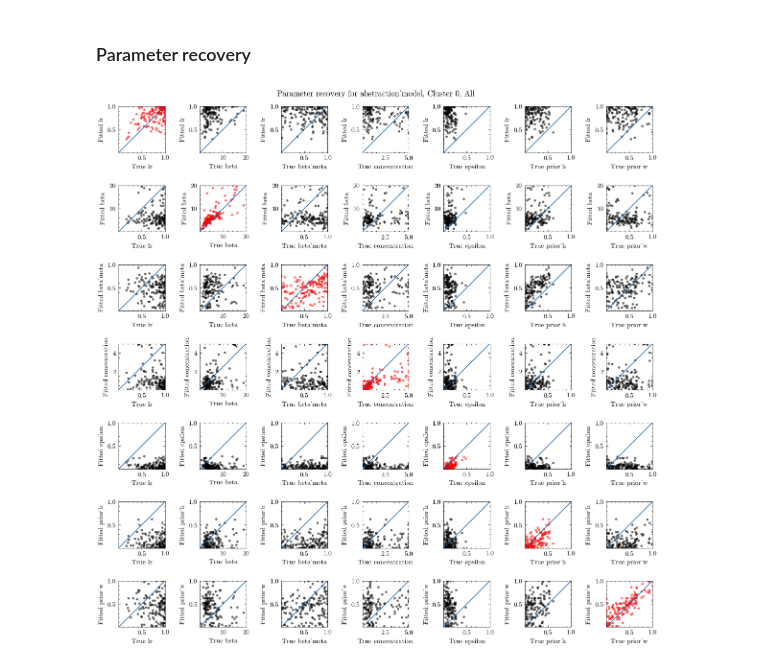
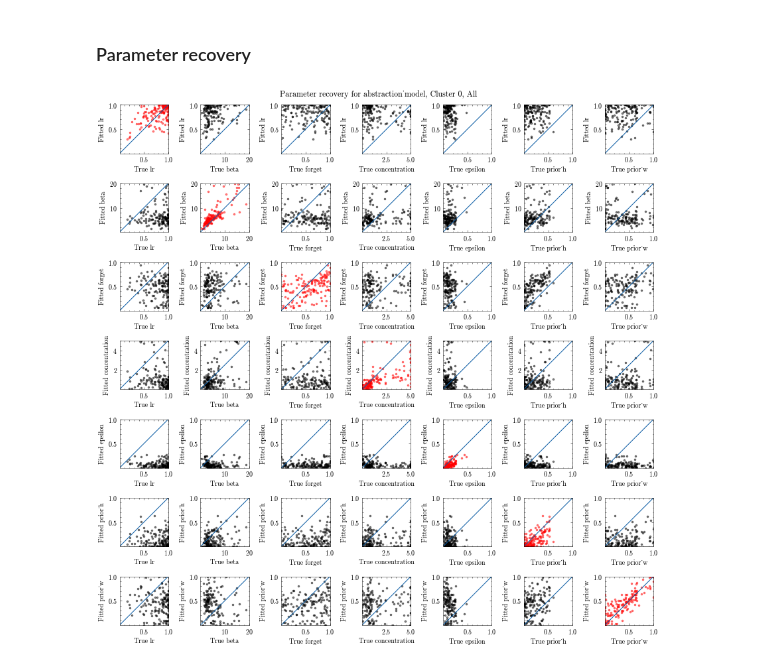
Before and after one commit to jl3676/learning_hierarchy, a Jupyter notebook: qc_modeling.ipynb, the cells around one changed output. Drawn from its saved outputs; the diff is of its cells as text; code cells hidden in the pictures.

Commit message:
beta_meta cleaned

```diff
--- a/qc_modeling.ipynb
+++ b/qc_modeling.ipynb
@@ -93,13 +96,12 @@ num_subject = fitted_params.shape[0]
 
 alpha_bounds = [1e-6, 1]
 beta_bounds = [1e-6, 20]
-beta_meta_bounds = [1e-6, 1]
-beta_policies_bounds = [1e-6, 10]
+forget_bounds = [1e-6, 1]
 concentration_bounds = [-2, 0.7]
 v_repeat_bounds = [-10, 1]
 prior_bounds = [1e-6, 1]
-bounds = [alpha_bounds, beta_bounds, beta_meta_bounds, concentration_bounds, alpha_bounds, prior_bounds, prior_bounds]
-param_names = ['lr', 'beta', 'beta_meta', 'concentration', 'epsilon', 'prior_h', 'prior_w']
+bounds = [alpha_bounds, beta_bounds, forget_bounds, concentration_bounds, alpha_bounds, prior_bounds, prior_bounds]
+param_names = ['lr', 'beta', 'forget', 'concentration', 'epsilon', 'prior_h', 'prior_w']
 
 best_params_all = np.load(f'fitting_results/paramrec_{structure}_{condition}_cluster{cluster}_params.npy')
 
@@ -112,31 +114,31 @@ for p in range(len(bounds)):
 
         values_p = fitted_params[:,p]
         values_q = best_params_all[:,q]
         mult, add = 1, 0
         if 'concentration' in param_names[p]: # or 'beta_meta' in param_names[p]:
             p_bounds[0] = 10**p_bounds[0] * mult + add
             p_bounds[1] = 10**p_bounds[1] * mult + add
             values_p = 10**values_p * mult + add
         if 'concentration' in param_names[q]: # or 'beta_meta' in param_names[q]:
             q_bounds[0] = 10**q_bounds[0] * mult + add
             q_bounds[1] = 10**q_bounds[1] * mult + add
             values_q = 10**values_q * mult + add
         # if 'beta_meta' in param_names[p]:
         #     p_bounds[1] = 1
         # if 'beta_meta' in param_names[q]:
         #     q_bounds[1] = 1
         color = 'r' if p == q else 'k'
         plt.plot(values_p, values_q, '.', color=color, markersize=5, alpha=0.5)
         plt.plot([p_bounds[0],p_bounds[1]], [q_bounds[0], q_bounds[1]])
         plt.xlim(p_bounds)
         plt.ylim(q_bounds)
         plt.xlabel(f'True {param_names[p]}')
         plt.ylabel(f'Fitted {param_names[q]}')
         ax.set_box_aspect(1)
 
 plt.suptitle(f'Parameter recovery for {this_model}, Cluster {cluster}, {condition}')
 plt.tight_layout()
 plt.savefig(f'plots/paramrec_{structure}_{condition}_cluster{cluster}_Blocks_All.svg')
 plt.show()
 # %% [output]
-[figure, old version]
+[figure, new version]
```
Also changed, not shown: parts of 12 cells of this notebook, 2 other files.
